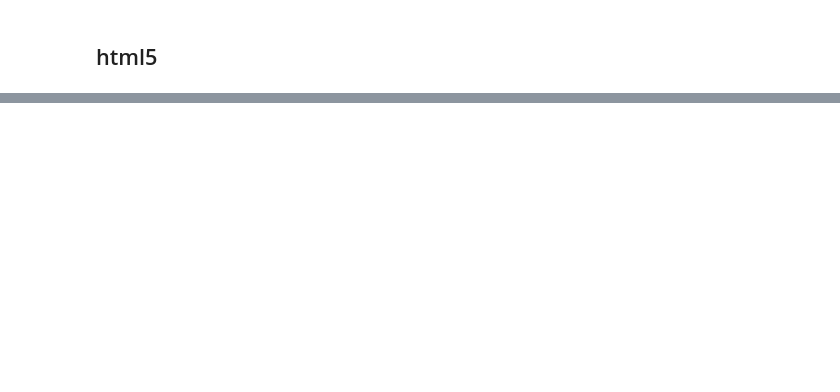
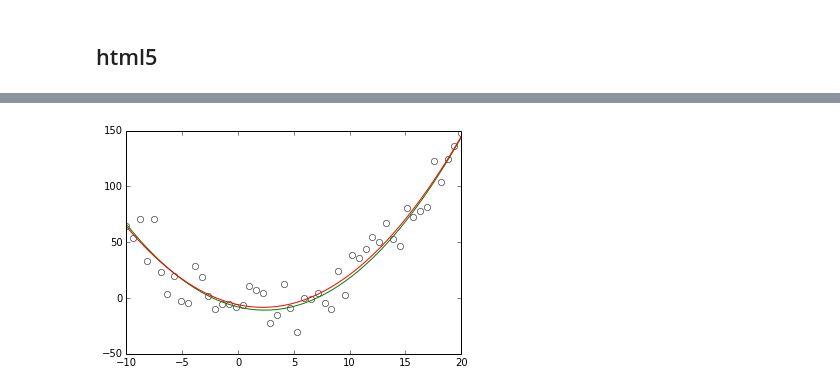
Before and after one commit to vanzaj/pytalks, a Jupyter notebook: 20140731_PUGS_ipython/iwidgets_alt-plotting.ipynb, the cells around one changed output, grey strips where cells are left out. Saved outputs shown, nothing was run; the diff lists cells and outputs as text; code cells hidden in the pictures; blank space fills up the shorter version.

```diff
--- a/20140731_PUGS_ipython/iwidgets_alt-plotting.ipynb
+++ b/20140731_PUGS_ipython/iwidgets_alt-plotting.ipynb
@@ -123,0 +214,20 @@ interact(sig_gen, f0=(200.0, 300.0), f1=(200.0, 300.0));
+# %%
+npts = 50
+rnd_err = np.random.randn(npts)*15
+
+# simulate quadratic process
+a, b, c = 0.5, -2.4, -8.0
+x = np.linspace(-10, 20, npts)
+y = a * x**2 + b * x + c
+
+dat = y + rnd_err
+
+# fit
+p = np.polyfit(x, dat, 2)
+y_fit = np.polyval(p, x)
+
+plt.plot(x, dat, 'ko', mfc='none');
+plt.plot(x, y, 'g');
+plt.plot(x, y_fit, 'r');
+# %% [output]
+[figure, added]
```
Also changed, not shown: parts of 32 cells of this notebook, 2 other files.
